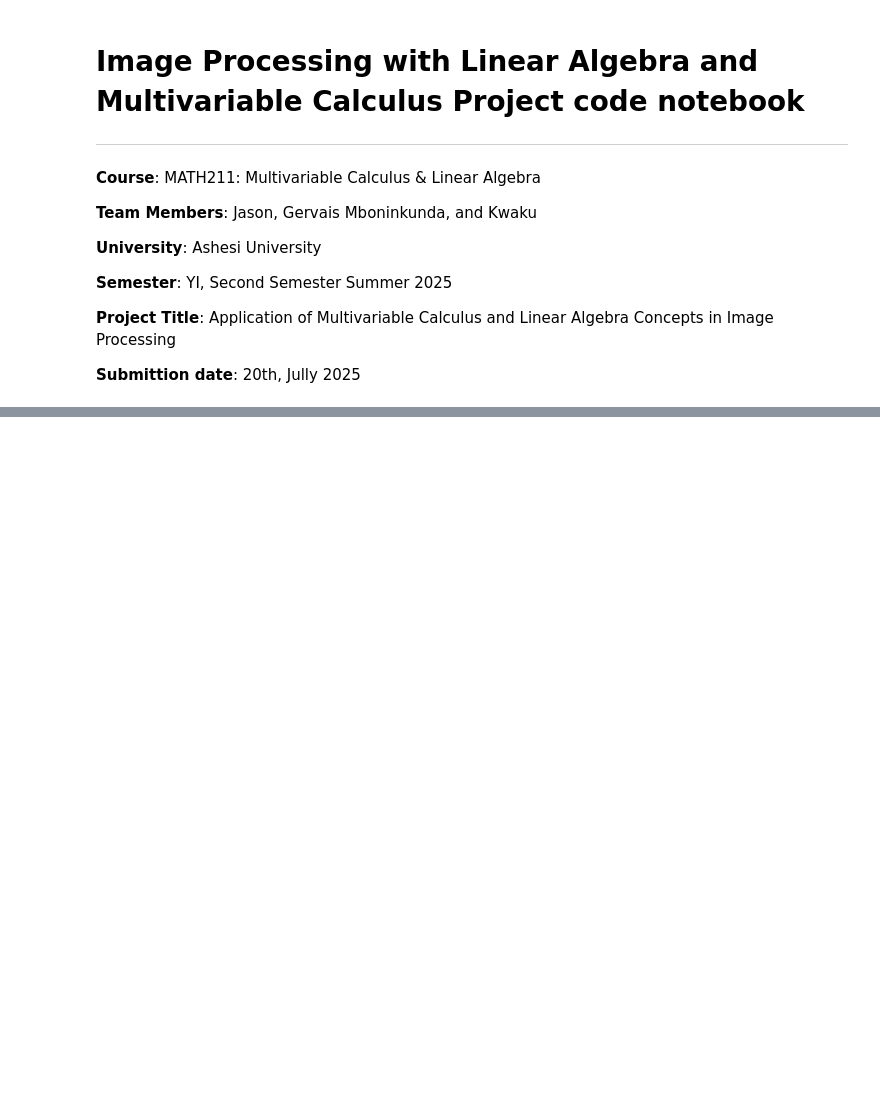
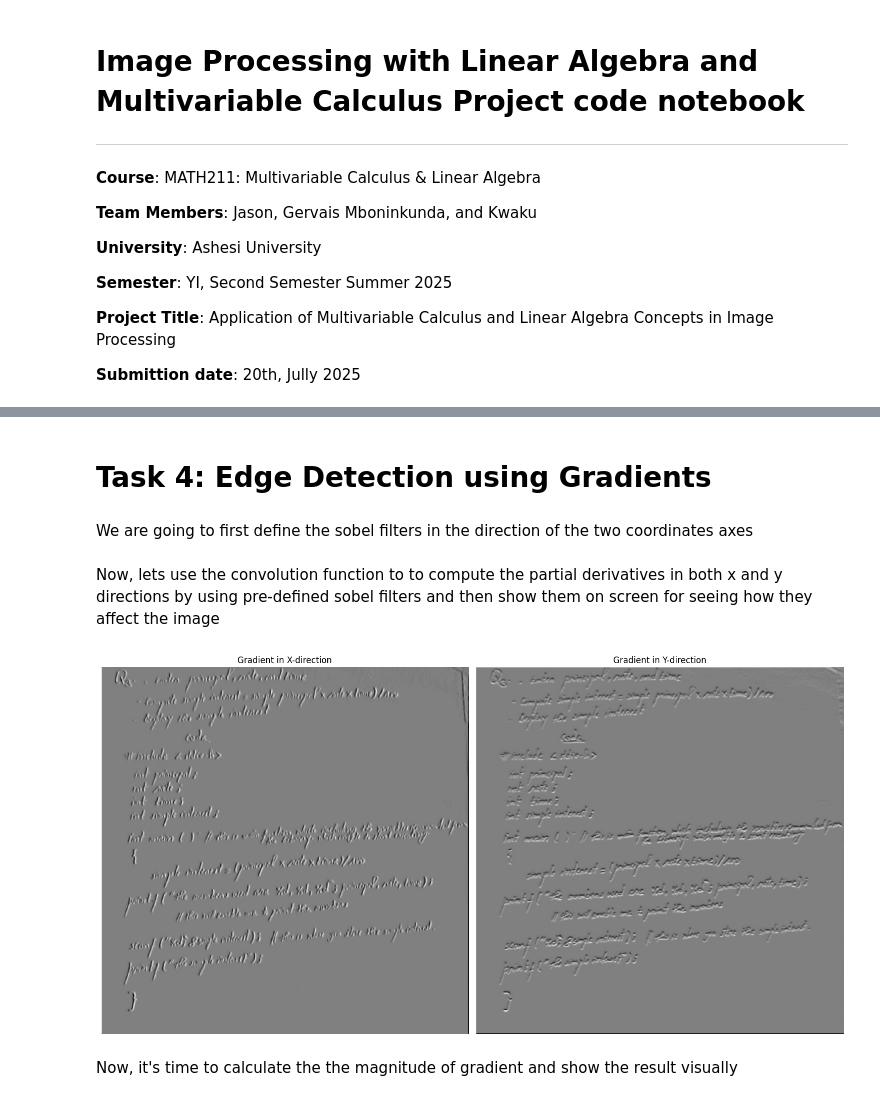
Before and after one commit to Mboni777/Projects, a Jupyter notebook: Team_11_MCL_Notebook_of_code_Final_Project.ipynb, the cells around one changed output, grey strips where cells are left out. Cells and saved outputs as stored; diff of their text form; code cells hidden in the pictures; blank space fills up the shorter version.

```diff
--- a/Team_11_MCL_Notebook_of_code_Final_Project.ipynb
+++ b/Team_11_MCL_Notebook_of_code_Final_Project.ipynb
@@ -65,0 +214,39 @@ from scipy import linalg  # This a scientific python library that gives more adv
+# %% [markdown]
+# Task 4: Edge Detection using Gradients
+# %% [markdown]
+We are going to first define the sobel filters in the direction of the two coordinates axes
+# %%
+import numpy as np
+# This is sobel filter for detecting vertical edges (in x-direction), simply this shows the edges that changes in x direction and indicated by vertical lines
+sobel_x = np.array([ [-1, 0, 1],[-2, 0, 2], [-1, 0, 1]])
+
+# Lets define the sobel filter for detecting horizontal edges(in y-direction), this one highlights the edges that change in y direction  and shown by horizontal lines
+sobel_y = np.array([ [-1, -2, -1],[0, 0, 0], [1, 2, 1]])
+# %% [markdown]
+Now, lets use the convolution function to to compute the partial derivatives in both x and y directions by using pre-defined sobel filters and then show them on screen for seeing how they affect the image
+# %%
+# Partial derivatives by convolving the image with sobel filters
+gradient_x = convolution_function(gray_image, sobel_x, mode = "row")
+gradient_y = convolution_function(gray_image, sobel_y, mode = "row")
+# %%
+# Now lets display them on the screen side by side for visual detection
+plt.figure(figsize=(15, 10))
+
+# Visual representation of Gradient with respect to x axis
+plt.subplot(1, 2, 1)
+plt.imshow(gradient_x, cmap='gray')
+plt.title('Gradient in X-direction')
+plt.axis('off')
+
+# Visual representation of Gradient with respect to y axis
+plt.subplot(1, 2, 2)
+plt.imshow(gradient_y, cmap='gray')
+plt.title('Gradient in Y-direction')
+plt.axis('off')
+
+plt.tight_layout()
+plt.show()
+# %% [output]
+[figure, added]
+# %% [markdown]
+Now, it's time to calculate the the magnitude of gradient and show the result visually
```
Also changed, not shown: parts of 47 cells of this notebook.
